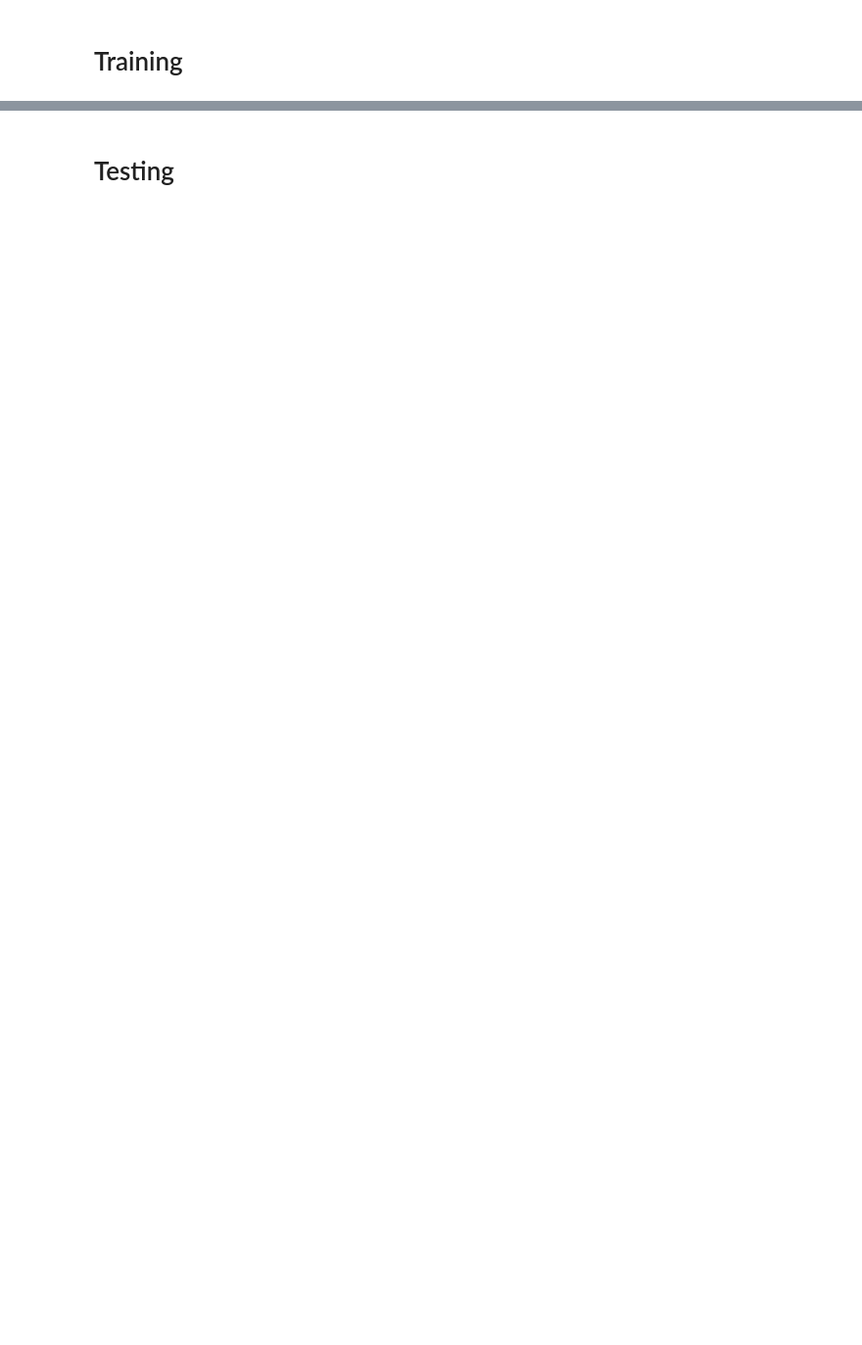
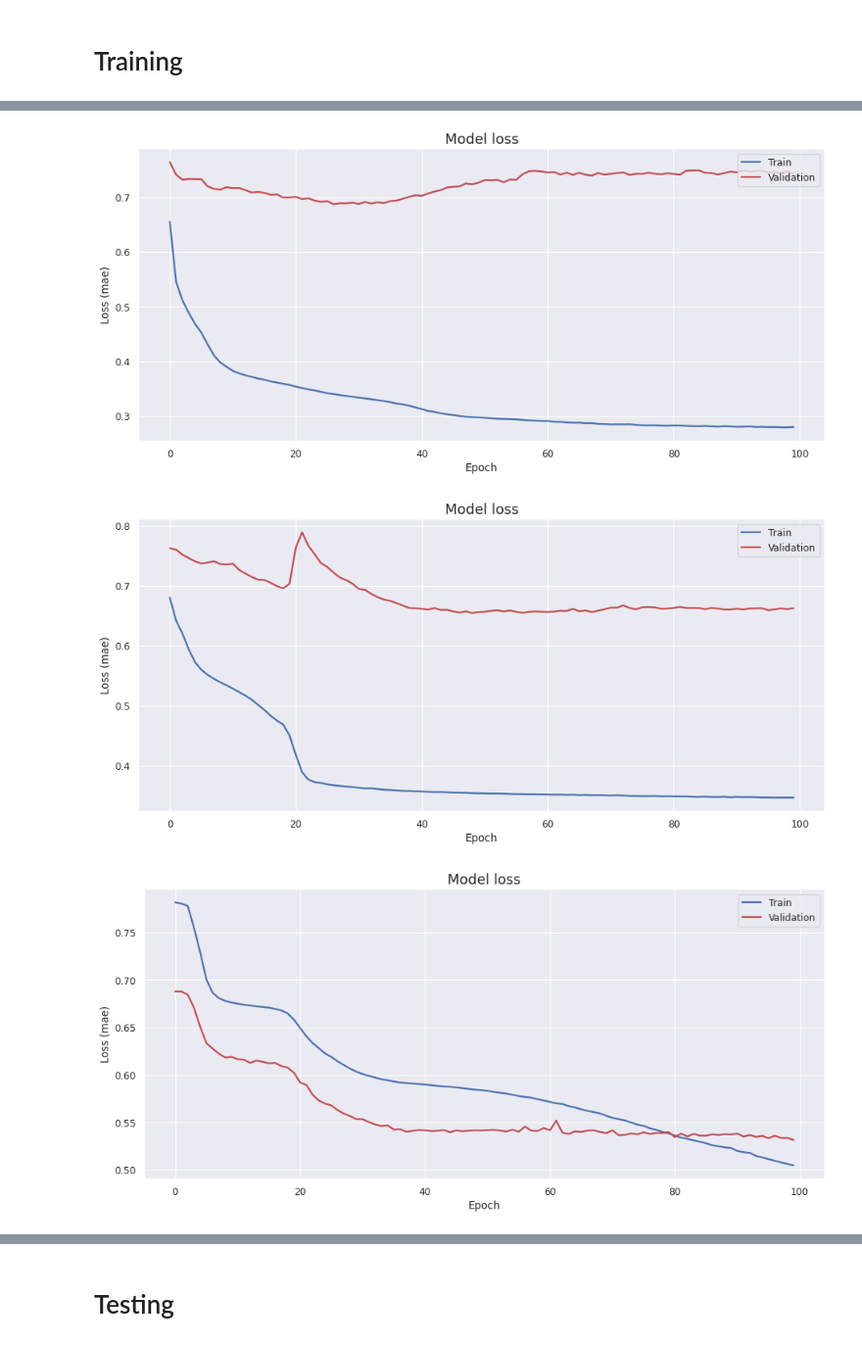
Before and after one commit to casual-coder-sm/bearing-vibration-anomaly-detection, a Jupyter notebook: models/autoencoder_lstm/autoencoder_lstm_trial_app.ipynb, the cells around one changed output, grey strips where cells are left out. Shown at 98% size. Saved outputs shown, nothing was run; the diff lists cells and outputs as text; code cells hidden in the pictures; blank space fills up the shorter version.

```diff
--- a/models/autoencoder_lstm/autoencoder_lstm_trial_app.ipynb
+++ b/models/autoencoder_lstm/autoencoder_lstm_trial_app.ipynb
@@ -14,6 +14,11 @@ elif 'bearing-vibration-anomaly-detection' in curr_dir:
 curr_dir = os.getcwd()
 sys_path.insert(0, curr_dir)
 
+import matplotlib.pyplot as plt
+#%matplotlib inline
+import seaborn as sns
+sns.set(color_codes=True)
+
 from model_feedinput_pipeline import CODE_ENV, DATASET_ID
 from model_feedinput_pipeline import get_dataset_paths, get_df
 from autoencoder_lstm.autoencoder_lstm_generate_features import get_time_feature
@@ -61,2 +47,2 @@ KeyboardInterrupt:
 # %%
-results = autoencoder_lstm_main.main_generate_autoencoder_lstm_models(isWithValidation=True, save_plots=True)
+training_results = autoencoder_lstm_main.main_generate_autoencoder_lstm_models(isWithValidation=True, save_restuts=True, save_plots=True)
@@ -63,10 +111,16 @@ results = autoencoder_lstm_main.main_generate_autoencoder_lstm_models(isWithVali
 # %%
 # plot the training losses
-fig, ax = plt.subplots(figsize=(14, 6), dpi=80)
-ax.plot(history['loss'], 'b', label='Train', linewidth=2)
-ax.plot(history['val_loss'], 'r', label='Validation', linewidth=2)
-ax.set_title('Model loss', fontsize=16)
-ax.set_ylabel('Loss (mae)')
-ax.set_xlabel('Epoch')
-ax.legend(loc='upper right')
-plt.show()
+for indx in training_results:
+    history = training_results[indx]['history']
+    fig, ax = plt.subplots(figsize=(14, 6), dpi=80)
+    ax.plot(history['loss'], 'b', label='Train', linewidth=2)
+    ax.plot(history['val_loss'], 'r', label='Validation', linewidth=2)
+    ax.set_title('Model loss', fontsize=16)
+    ax.set_ylabel('Loss (mae)')
+    ax.set_xlabel('Epoch')
+    ax.legend(loc='upper right')
+    plt.show()
+# %% [output]
+[figure, added]
+[figure, added]
+[figure, added]
```
Also changed, not shown: parts of 13 cells of this notebook, 28 other files.
